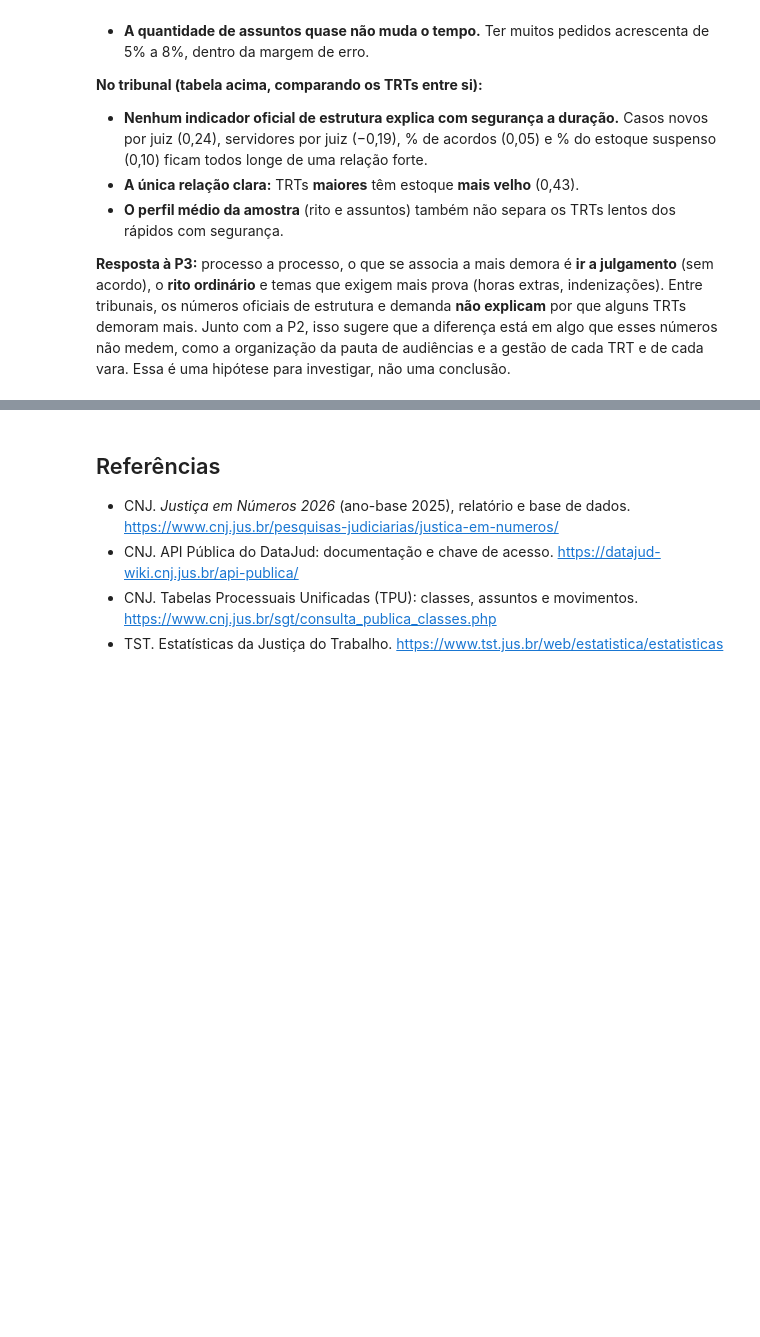
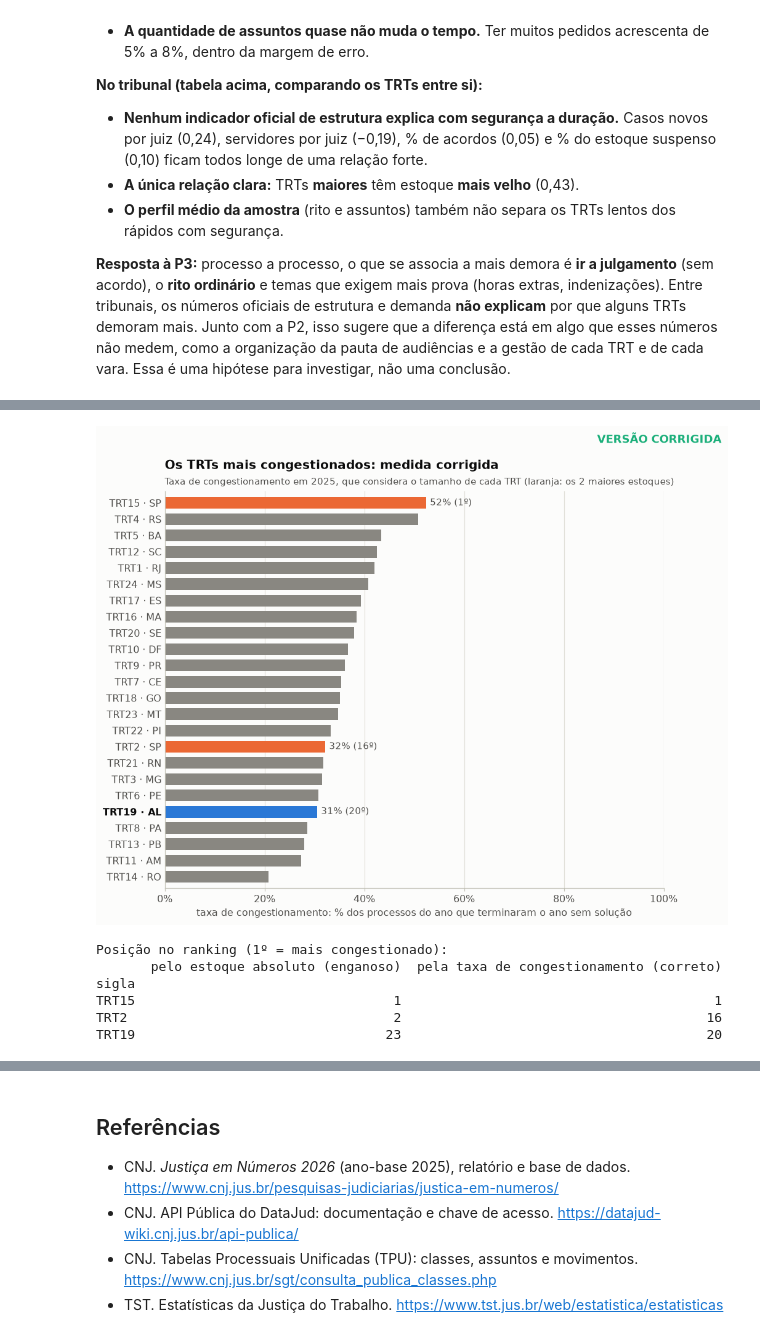
Before and after one commit to joaolevi/projeto8-justica-do-trabalho, a Jupyter notebook: projeto8_tramitacao_congestionamento.ipynb, the cells around one changed output, grey strips where cells are left out. Drawn from its saved outputs; the diff is of its cells as text; code cells hidden in the pictures; blank space fills up the shorter version.

```diff
--- a/projeto8_tramitacao_congestionamento.ipynb
+++ b/projeto8_tramitacao_congestionamento.ipynb
@@ -1233,0 +1412,31 @@ Correlação de Spearman entre os TRTs (24 nos fatores oficiais; 22 nos da amost
+# %%
+# Figura 6 (CORRIGIDA): taxa de congestionamento, que leva em conta o tamanho de cada TRT.
+e6 = jt["tc"].sort_values()
+posicao = e6.rank(ascending=False, method="min").astype(int)
+fig, ax = plt.subplots(figsize=(9.5, 7.6))
+cores = [COR["laranja"] if s in DOIS_MAIORES else COR["azul"] if s == DESTAQUE else COR["mudo"] for s in e6.index]
+ax.barh(np.arange(len(e6)), e6, color=cores, height=0.72)
+for i, s in enumerate(e6.index):
+    if s in DOIS_MAIORES + [DESTAQUE]:
+        ax.text(e6[s] + 0.8, i, f"{num(e6[s], 0)}% ({posicao[s]}º)", va="center", fontsize=9.5, color=COR["tinta2"])
+rotulos_trt(ax, list(e6.index))
+ax.set_xlim(0, 100)
+ax.xaxis.set_major_formatter(mticker.FuncFormatter(lambda v, _: f"{v:.0f}%"))
+ax.set_xlabel("taxa de congestionamento: % dos processos do ano que terminaram o ano sem solução")
+ax.grid(axis="y", visible=False)
+titulo(ax, "Os TRTs mais congestionados: medida corrigida",
+       f"Taxa de congestionamento em {ANO}, que considera o tamanho de cada TRT (laranja: os 2 maiores estoques)")
+fig.text(0.99, 0.995, "VERSÃO CORRIGIDA", color=COR["verde"], fontsize=12, fontweight="bold", ha="right", va="top")
+salvar(fig, "fig6_exercicio_versao_corrigida")
+plt.show()
+print("Posição no ranking (1º = mais congestionado):")
+print(pd.DataFrame({"pelo estoque absoluto (enganoso)": jt["pendentes"].rank(ascending=False, method="min").astype(int),
+                    "pela taxa de congestionamento (correto)": posicao}).loc[DOIS_MAIORES + [DESTAQUE]].to_string())
+# %% [output]
+[figure, added]
+Posição no ranking (1º = mais congestionado):
+       pelo estoque absoluto (enganoso)  pela taxa de congestionamento (correto)
+sigla
+TRT15                                 1                                        1
+TRT2                                  2                                       16
+TRT19                                23                                       20
```
Also changed, not shown: parts of 19 cells of this notebook, 6 other files.
